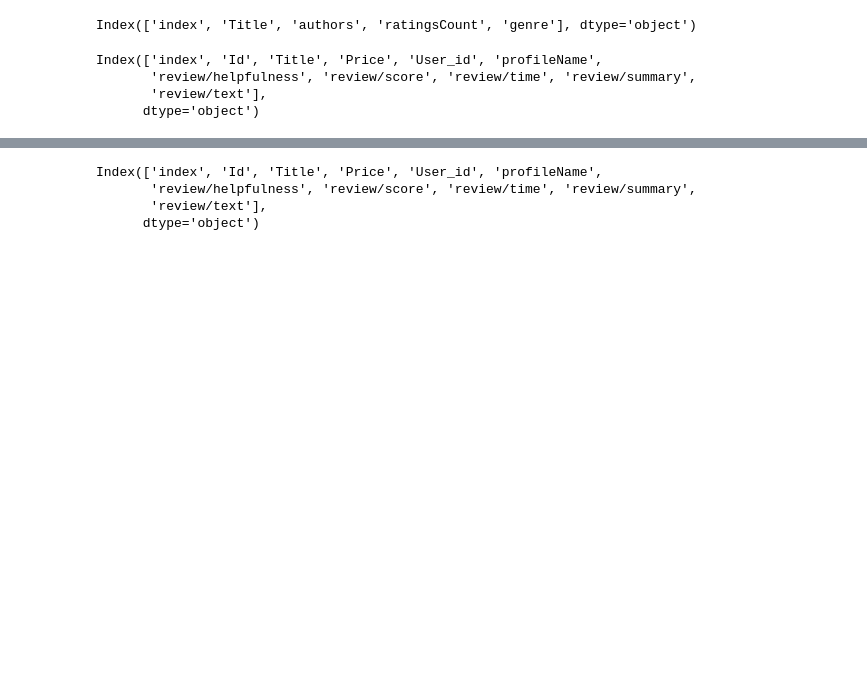
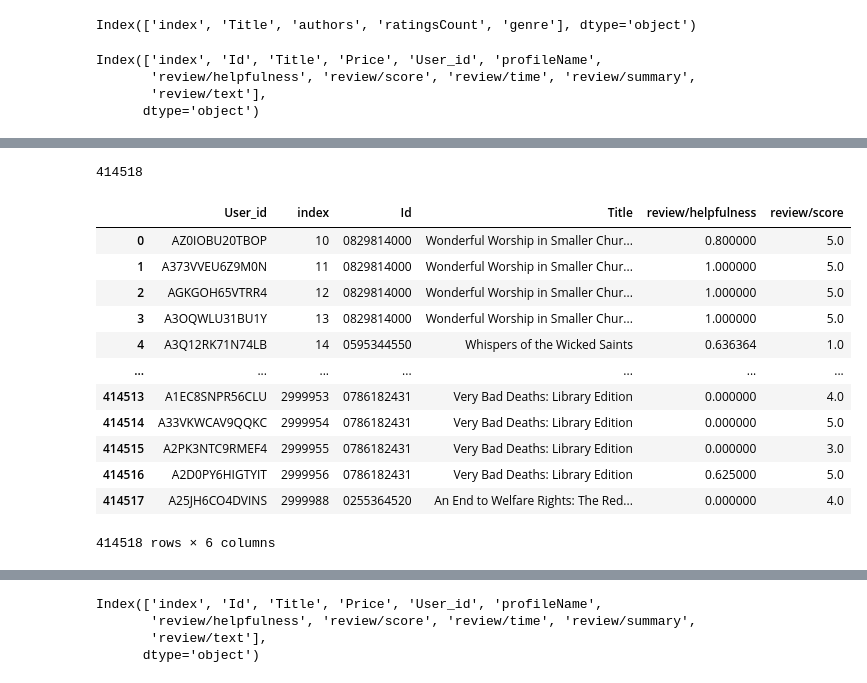
Before and after one commit to jinks145/pj_fireteam-108c, a Jupyter notebook: db.ipynb, the cells around one changed output, grey strips where cells are left out. Drawn from its saved outputs; the diff is of its cells as text; code cells hidden in the pictures; blank space fills up the shorter version.

```diff
--- a/db.ipynb
+++ b/db.ipynb
@@ -42,0 +74,4 @@ display(books_rating_cleaned)
+# %%
+books_rating_cleaned.to_sql('books_rating', connection, if_exists='replace', index=False)
+# %% [output]
+414518
@@ -42,0 +80,27 @@ display(books_rating_cleaned)
+# %%
+test = pd.read_sql_table('books_rating', connection, index_col="User_id")
+# %%
+def to_scale(x):
+	review = int(x["review/helpfulness"].split("/")[0])
+	helpfulness = int(x["review/helpfulness"].split("/")[1])
+	if helpfulness == 0:
+		return 0
+	return review/ helpfulness
+# %%
+test["review/helpfulness"] = test.apply(to_scale, axis=1)
+# %%
+test
+# %% [output]
+|  | User_id | index | Id | Title | review/helpfulness | review/score |
+| 0 | AZ0IOBU20TBOP | 10 | 0829814000 | Wonderful Worship in Smaller Chur... | 0.800000 | 5.0 |
+| 1 | A373VVEU6Z9M0N | 11 | 0829814000 | Wonderful Worship in Smaller Chur... | 1.000000 | 5.0 |
+| 2 | AGKGOH65VTRR4 | 12 | 0829814000 | Wonderful Worship in Smaller Chur... | 1.000000 | 5.0 |
+| 3 | A3OQWLU31BU1Y | 13 | 0829814000 | Wonderful Worship in Smaller Chur... | 1.000000 | 5.0 |
+| 4 | A3Q12RK71N74LB | 14 | 0595344550 | Whispers of the Wicked Saints | 0.636364 | 1.0 |
+| ... | ... | ... | ... | ... | ... | ... |
+| 414513 | A1EC8SNPR56CLU | 2999953 | 0786182431 | Very Bad Deaths: Library Edition | 0.000000 | 4.0 |
+| 414514 | A33VKWCAV9QQKC | 2999954 | 0786182431 | Very Bad Deaths: Library Edition | 0.000000 | 5.0 |
+| 414515 | A2PK3NTC9RMEF4 | 2999955 | 0786182431 | Very Bad Deaths: Library Edition | 0.000000 | 3.0 |
+| 414516 | A2D0PY6HIGTYIT | 2999956 | 0786182431 | Very Bad Deaths: Library Edition | 0.625000 | 5.0 |
+| 414517 | A25JH6CO4DVINS | 2999988 | 0255364520 | An End to Welfare Rights: The Red... | 0.000000 | 4.0 |
+414518 rows × 6 columns
```
Also changed, not shown: parts of 15 cells of this notebook.
